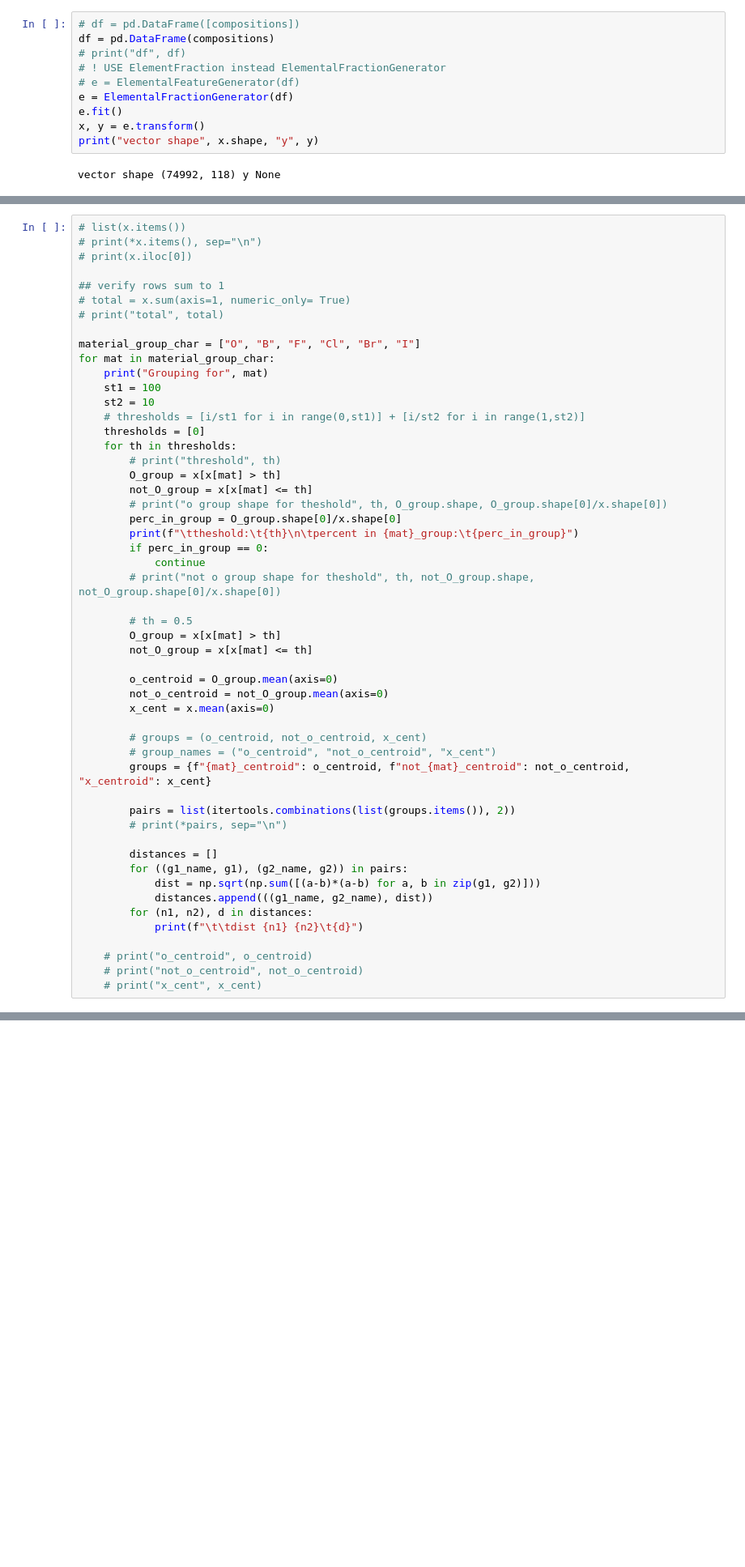
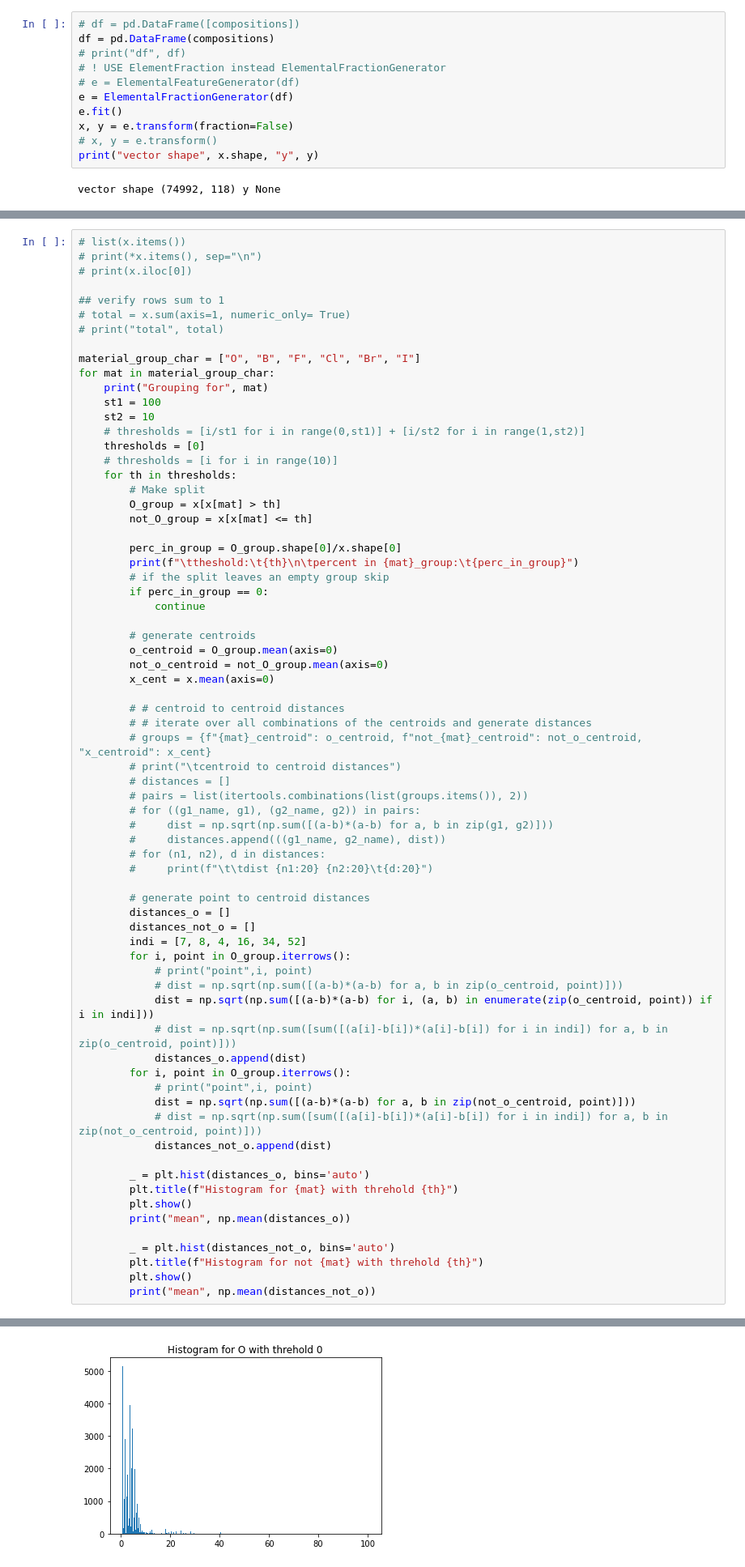
Before and after one commit to uw-cmg/MAST-ML, a Jupyter notebook: Pickle.ipynb, the cells around one changed output, grey strips where cells are left out. Shown at 81% size. Drawn from its saved outputs; the diff is of its cells as text; blank space fills up the shorter version.

```diff
--- a/Pickle.ipynb
+++ b/Pickle.ipynb
@@ -74,7 +59,8 @@ df = pd.DataFrame(compositions)
 # e = ElementalFeatureGenerator(df)
 e = ElementalFractionGenerator(df)
 e.fit()
-x, y = e.transform()
+x, y = e.transform(fraction=False)
+# x, y = e.transform()
 print("vector shape", x.shape, "y", y)
 # %% [output]
 vector shape (74992, 118) y None
@@ -94,42 +96,60 @@ for mat in material_group_char:
     st2 = 10
     # thresholds = [i/st1 for i in range(0,st1)] + [i/st2 for i in range(1,st2)]
     thresholds = [0]
+    # thresholds = [i for i in range(10)]
     for th in thresholds:
-        # print("threshold", th)
-        O_group = x[x[mat] > th]
-        not_O_group = x[x[mat] <= th]
-        # print("o group shape for theshold", th, O_group.shape, O_group.shape[0]/x.shape[0])
-        perc_in_group = O_group.shape[0]/x.shape[0]
-        print(f"\ttheshold:\t{th}\n\tpercent in {mat}_group:\t{perc_in_group}")
-        if perc_in_group == 0:
-            continue
-        # print("not o group shape for theshold", th, not_O_group.shape, not_O_group.shape[0]/x.shape[0])
-
-        # th = 0.5
+        # Make split
         O_group = x[x[mat] > th]
         not_O_group = x[x[mat] <= th]
 
+        perc_in_group = O_group.shape[0]/x.shape[0]
+        print(f"\ttheshold:\t{th}\n\tpercent in {mat}_group:\t{perc_in_group}")
+        # if the split leaves an empty group skip
+        if perc_in_group == 0:
+            continue
+
+        # generate centroids
         o_centroid = O_group.mean(axis=0)
         not_o_centroid = not_O_group.mean(axis=0)
         x_cent = x.mean(axis=0)
 
-        # groups = (o_centroid, not_o_centroid, x_cent)
-        # group_names = ("o_centroid", "not_o_centroid", "x_cent")
-        groups = {f"{mat}_centroid": o_centroid, f"not_{mat}_centroid": not_o_centroid, "x_centroid": x_cent}
+        # # centroid to centroid distances
+        # # iterate over all combinations of the centroids and generate distances
+        # groups = {f"{mat}_centroid": o_centroid, f"not_{mat}_centroid": not_o_centroid, "x_centroid": x_cent}
+        # print("\tcentroid to centroid distances")
+        # distances = []
+        # pairs = list(itertools.combinations(list(groups.items()), 2))
+        # for ((g1_name, g1), (g2_name, g2)) in pairs:
+        #     dist = np.sqrt(np.sum([(a-b)*(a-b) for a, b in zip(g1, g2)]))
+        #     distances.append(((g1_name, g2_name), dist))
+        # for (n1, n2), d in distances:
+        #     print(f"\t\tdist {n1:20} {n2:20}\t{d:20}")
 
-        pairs = list(itertools.combinations(list(groups.items()), 2))
-        # print(*pairs, sep="\n")
+        # generate point to centroid distances
+        distances_o = []
+        distances_not_o = []
+        indi = [7, 8, 4, 16, 34, 52]
+        for i, point in O_group.iterrows():
+            # print("point",i, point)
+            # dist = np.sqrt(np.sum([(a-b)*(a-b) for a, b in zip(o_centroid, point)]))
+            dist = np.sqrt(np.sum([(a-b)*(a-b) for i, (a, b) in enumerate(zip(o_centroid, point)) if i in indi]))
+            # dist = np.sqrt(np.sum([sum([(a[i]-b[i])*(a[i]-b[i]) for i in indi]) for a, b in zip(o_centroid, point)]))
+            distances_o.append(dist)
+        for i, point in O_group.iterrows():
+            # print("point",i, point)
+            dist = np.sqrt(np.sum([(a-b)*(a-b) for a, b in zip(not_o_centroid, point)]))
+            # dist = np.sqrt(np.sum([sum([(a[i]-b[i])*(a[i]-b[i]) for i in indi]) for a, b in zip(not_o_centroid, point)]))
+            distances_not_o.append(dist)
 
-        distances = []
-        for ((g1_name, g1), (g2_name, g2)) in pairs:
-            dist = np.sqrt(np.sum([(a-b)*(a-b) for a, b in zip(g1, g2)]))
-            distances.append(((g1_name, g2_name), dist))
-        for (n1, n2), d in distances:
-            print(f"\t\tdist {n1} {n2}\t{d}")
+        _ = plt.hist(distances_o, bins='auto')
+        plt.title(f"Histogram for {mat} with threhold {th}")
+        plt.show()
+        print("mean", np.mean(distances_o))
 
-    # print("o_centroid", o_centroid)
-    # print("not_o_centroid", not_o_centroid)
-    # print("x_cent", x_cent)
+        _ = plt.hist(distances_not_o, bins='auto')
+        plt.title(f"Histogram for not {mat} with threhold {th}")
+        plt.show()
+        print("mean", np.mean(distances_not_o))
 # %% [output]
 Grouping for O
         theshold:       0
@@ -150,0 +157 @@ Grouping for B
+[figure, added]
```
Also changed, not shown: parts of 4 cells of this notebook, 1 other file.
